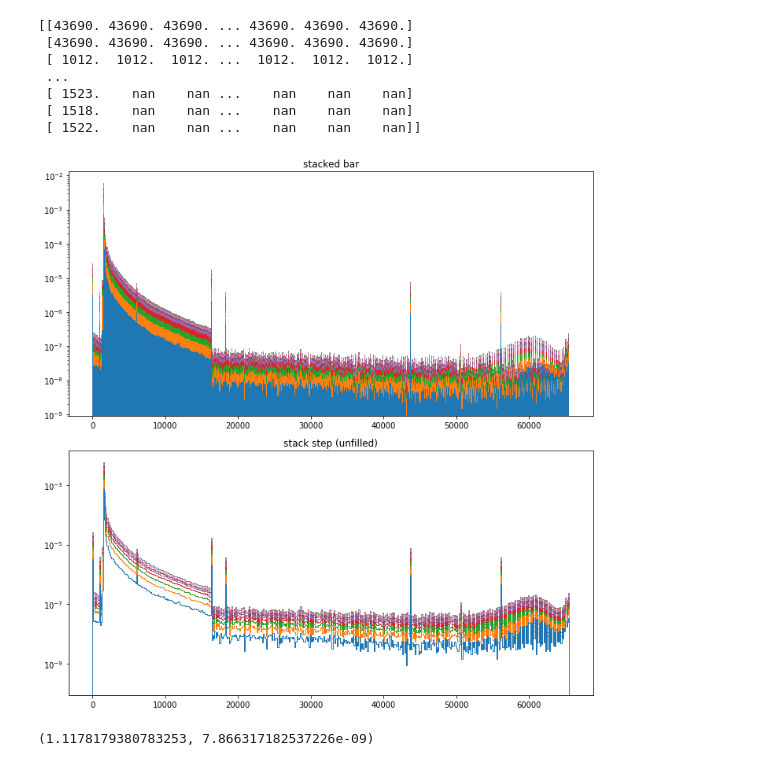
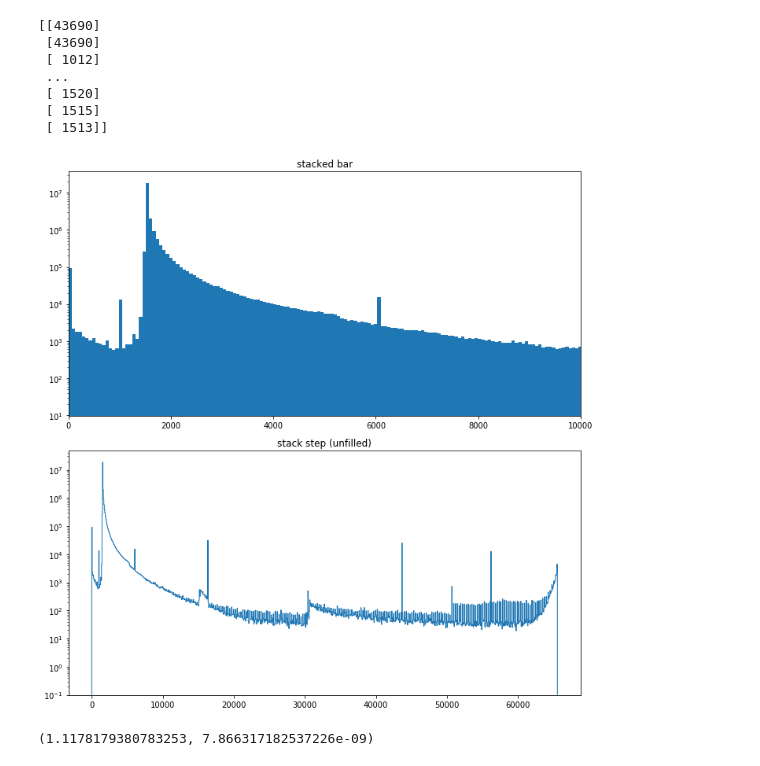
Before and after one commit to fdolek/xflic, a Jupyter notebook: sig2.ipynb, the cells around one changed output. Cells and saved outputs as stored; diff of their text form; code cells hidden in the pictures.

```diff
--- a/sig2.ipynb
+++ b/sig2.ipynb
@@ -17,18 +17,24 @@ import os
 import glob
 import numpy as geek
 filelist = []
-filelist = ['~/work/flicanalyzer/waveform/xar/Cosmic_Vertical_VBias47V_1from0ppm_alpha_Ch0-2019-12-19_12-29-31.dat',
-            '~/work/flicanalyzer/waveform/xar/Cosmic_Vertical_VBias47V_1from0ppm_alpha_Ch1-2019-12-19_12-29-31.dat',
-            '~/work/flicanalyzer/waveform/xar/Cosmic_Vertical_VBias47V_1from0ppm_alpha_Ch2-2019-12-19_12-29-31.dat',
-            '~/work/flicanalyzer/waveform/xar/Cosmic_Vertical_VBias47V_1from0ppm_alpha_Ch3-2019-12-19_12-29-31.dat',
-            '~/work/flicanalyzer/waveform/xar/Cosmic_Vertical_VBias47V_1from0ppm_alpha_Ch8-2019-12-19_12-29-31.dat',
-            '~/work/flicanalyzer/waveform/xar/Cosmic_Vertical_VBias47V_1from0ppm_alpha_Ch9-2019-12-19_12-29-31.dat',
-            '~/work/flicanalyzer/waveform/xar/Cosmic_Vertical_VBias47V_1from0ppm_alpha_Ch10-2019-12-19_12-29-31.dat',
-            '~/work/flicanalyzer/waveform/xar/Cosmic_Vertical_VBias47V_1from0ppm_alpha_Ch11-2019-12-19_12-29-31.dat']
+filelist = ['~/work/flicanalyzer/waveform/2019-12-14_18-05-55/Cosmic_Vertical_VBias47V_Ch1-2019-12-14_18-05-55.dat']
+            #'~/work/flicanalyzer/waveform/2019-12-14_18-05-55/Cosmic_Vertical_VBias47V_Ch1-2019-12-14_18-05-55.dat',
+            #'~/work/flicanalyzer/waveform/2019-12-14_18-05-55/Cosmic_Vertical_VBias47V_Ch2-2019-12-14_18-05-55.dat',
+            #'~/work/flicanalyzer/waveform/2019-12-14_18-05-55/Cosmic_Vertical_VBias47V_Ch3-2019-12-14_18-05-55.dat',
+            #'~/work/flicanalyzer/waveform/2019-12-14_18-05-55/Cosmic_Vertical_VBias47V_Ch8-2019-12-14_18-05-55.dat',
+            #'~/work/flicanalyzer/waveform/2019-12-14_18-05-55/Cosmic_Vertical_VBias47V_Ch9-2019-12-14_18-05-55.dat',
+            #'~/work/flicanalyzer/waveform/2019-12-14_18-05-55/Cosmic_Vertical_VBias47V_Ch10-2019-12-14_18-05-55.dat',
+            #'~/work/flicanalyzer/waveform/2019-12-14_18-05-55/Cosmic_Vertical_VBias47V_Ch11-2019-12-14_18-05-55.dat']
 fil=pd.concat([pd.read_csv(item, names=[item[:-4]]) for item in filelist], axis=1)
 x = pd.DataFrame(fil).to_numpy()
 x
+s1=np.transpose(x)
+s = s1.ravel()
+
 #x=geek.nan_to_num(x1)
 #aver=np.average(x)
 #print(aver)
+t=fil.index.to_numpy() #this is not necessary
+print(s)
+print(t)
 # %% [output]
@@ -42,42 +54,42 @@ array([[43690., 43690., 43690., ..., 43690., 43690., 43690.],
 # %%
 
 #from scipy import signal
 #a=signal.detrend(x).max() < 0.0001
 
-n_bins = 500
+n_bins = 1000
 
 print(x)
 fig, axes = plt.subplots(nrows=2, ncols=1)
 ax1, ax2, = axes.flatten()
 #from scipy import signal
 #a=signal.detrend(s).max() < 0.0001
 
 #ax0.hist(x, n_bins, density=True, histtype='bar', color=colors, label=colors ,log=True)
 #ax0.legend(prop={'size': 10})
 #ax0.set_title('bars with legend')
 
-ax1.hist(x, n_bins, density=True, histtype='bar', stacked=True ,log=True)
+ax1.hist(x, n_bins, density=False, histtype='bar', stacked=True ,log=True)
 ax1.set_title('stacked bar')
-
-ax2.hist(x, n_bins, histtype='step', density=True, stacked=True, fill=False, log=True)
+ax1.set_xlim(0, 10000)
+ax2.hist(x, n_bins, histtype='step', density=False, stacked=True, fill=False, log=True)
 ax2.set_title('stack step (unfilled)')
-
+#ax2.set_xlim(0,10000)
 # Make a multiple-histogram of data-sets with different length.
 #x_multi = [np.random.randn(n) for n in [10000, 5000, 2000]]
 #ax3.hist(x_multi, n_bins, histtype='bar')
 #ax3.set_title('different sample sizes')
 
 fig.tight_layout()
 plt.show()
 # %% [output]
-[[43690. 43690. 43690. ... 43690. 43690. 43690.]
- [43690. 43690. 43690. ... 43690. 43690. 43690.]
- [ 1012.  1012.  1012. ...  1012.  1012.  1012.]
+[[43690]
+ [43690]
+ [ 1012]
  ...
- [ 1523.    nan    nan ...    nan    nan    nan]
- [ 1518.    nan    nan ...    nan    nan    nan]
- [ 1522.    nan    nan ...    nan    nan    nan]]
+ [ 1520]
+ [ 1515]
+ [ 1513]]
-[figure, old version]
+[figure, new version]
 # %%
 import scipy.integrate as integrate
 import scipy.special as special
```
Also changed, not shown: parts of 9 cells of this notebook, 6 other files.
